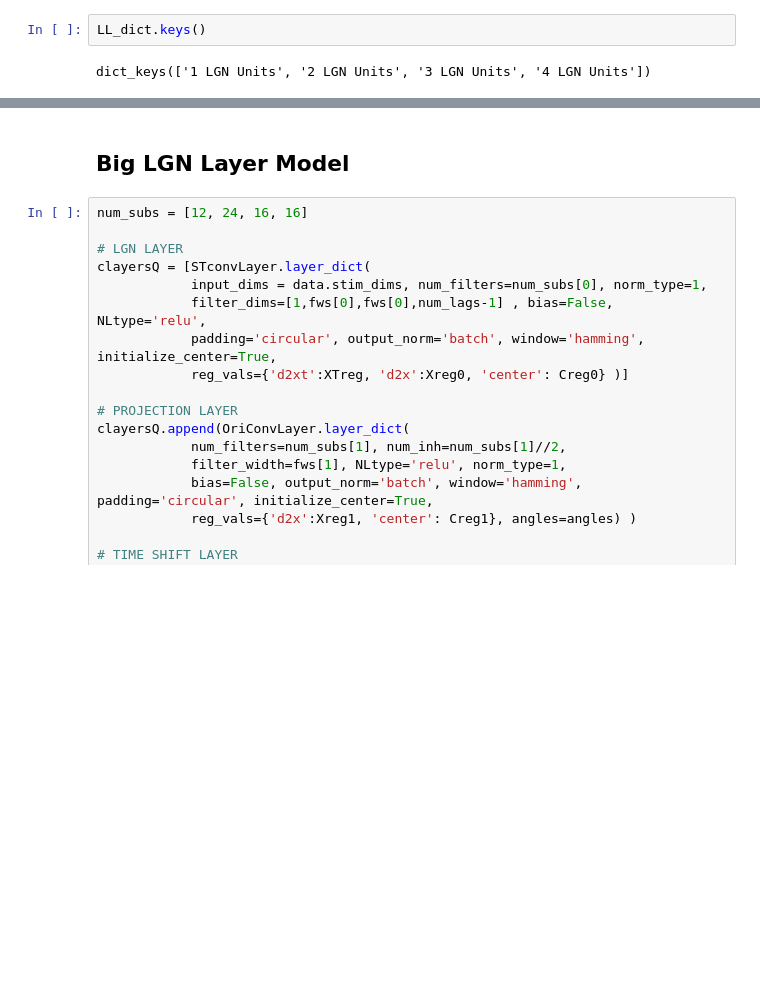
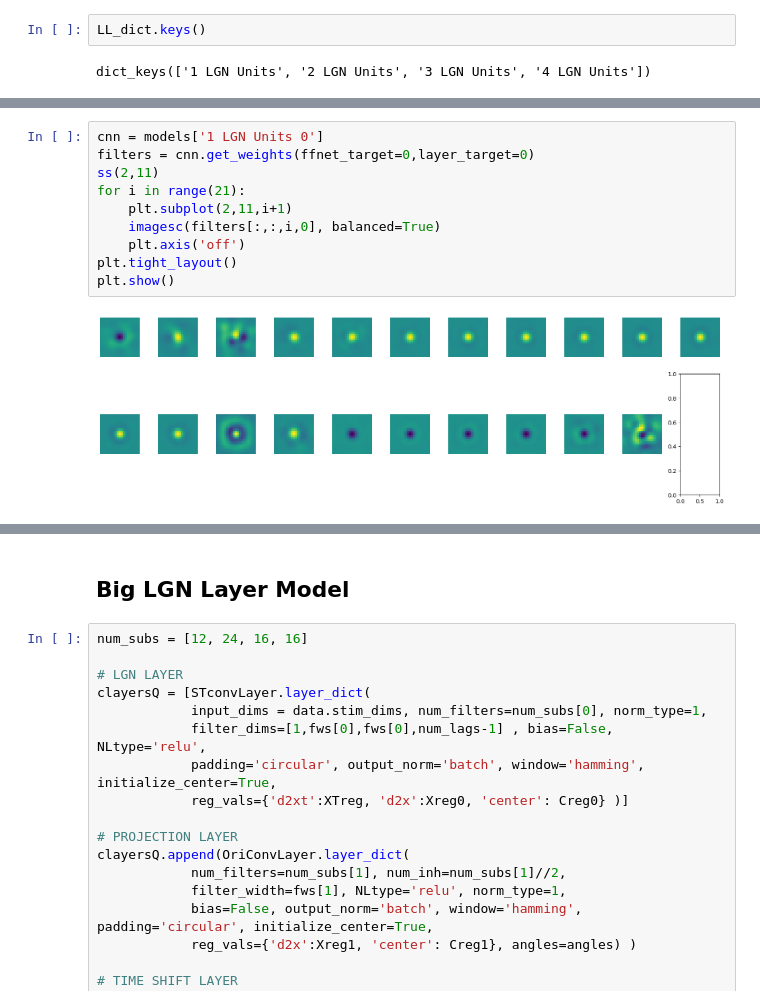
Before and after one commit to IsabelF98/Cloud_SynthData_Proj, a Jupyter notebook: LGN_units.ipynb, the cells around one changed output, grey strips where cells are left out. Cells and saved outputs as stored; diff of their text form; blank space fills up the shorter version.

```diff
--- a/LGN_units.ipynb
+++ b/LGN_units.ipynb
@@ -300,0 +258,12 @@ dict_keys(['1 LGN Units', '2 LGN Units', '3 LGN Units', '4 LGN Units'])
+# %%
+cnn = models['1 LGN Units 0']
+filters = cnn.get_weights(ffnet_target=0,layer_target=0)
+ss(2,11)
+for i in range(21):
+    plt.subplot(2,11,i+1)
+    imagesc(filters[:,:,i,0], balanced=True)
+    plt.axis('off')
+plt.tight_layout()
+plt.show()
+# %% [output]
+[figure, added]
```
Also changed, not shown: parts of 18 cells of this notebook, 4 other files.
